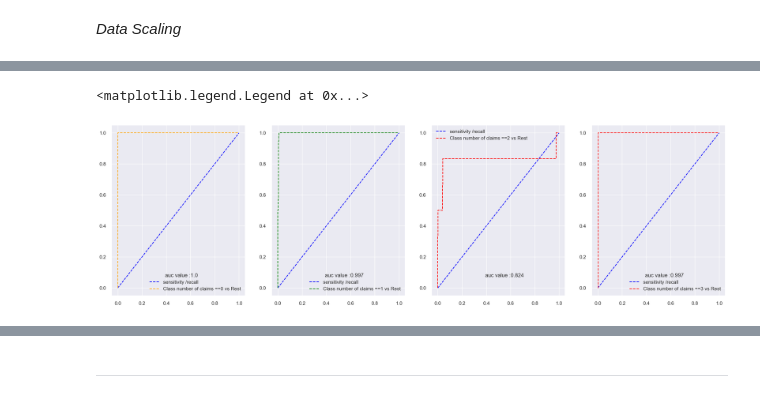
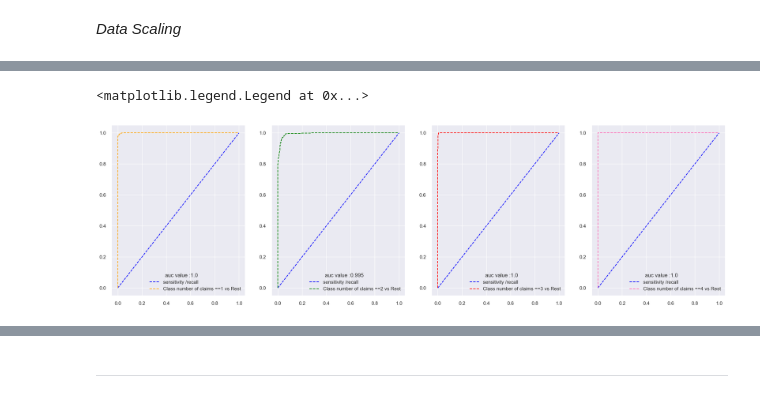
Before and after one commit to omars1234/Insurance_Analysis, a Jupyter notebook: Notebooks/Data_Classification/numberofclaims_classification.ipynb, the cells around one changed output, grey strips where cells are left out. Cells and saved outputs as stored; diff of their text form; code cells hidden in the pictures.

```diff
--- a/Notebooks/Data_Classification/numberofclaims_classification.ipynb
+++ b/Notebooks/Data_Classification/numberofclaims_classification.ipynb
@@ -53,8 +85,6 @@ from yellowbrick.classifier import ClassificationReport
 df["numclaims"]=df["numclaims"].astype("object")
 df["agecat"]=df["agecat"].astype("object")
 df["veh_age"]=df["veh_age"].astype("object")
-# %%
-df=df[df["numclaims"]!='4']
 # %% [markdown]
 *Date preprocessing*
 # %%
@@ -67,6 +97,10 @@ for col in df:
 # %%
 x=df.drop("numclaims",axis=1)
 y=df["numclaims"]
+# %%
+from imblearn.over_sampling import SMOTE
+smk=SMOTE(random_state=41,k_neighbors=1)
+x,y=smk.fit_resample(x,y)
 # %% [markdown]
 *Splitting data into training and testing subsets*
 # %%
@@ -316,29 +347,29 @@ plt.legend(loc='best')
 # %%
 matplotlib.rcParams["figure.figsize"]=(25,7)
 plt.subplot(141)
 plt.plot(p_fpr, p_tpr, linestyle='--', color='blue')
 plt.plot(fpr[0], tpr[0], linestyle='--',color='orange')
 plt.text(0.39,0.07, f'auc value :{round(auc(fpr[0], tpr[0]),3)}')
-plt.legend(['sensitivity /recall','Class number of claims ==0 vs Rest'])
+plt.legend(['sensitivity /recall','Class number of claims ==1 vs Rest'])
 
 plt.subplot(142)
 plt.plot(p_fpr, p_tpr, linestyle='--', color='blue')
 plt.plot(fpr[1], tpr[1], linestyle='--',color='green')
 plt.text(0.39,0.07, f'auc value :{round(auc(fpr[1], tpr[1]),3)}')
-plt.legend(['sensitivity /recall','Class number of claims ==1 vs Rest'])
+plt.legend(['sensitivity /recall','Class number of claims ==2 vs Rest'])
 
 plt.subplot(143)
 plt.plot(p_fpr, p_tpr, linestyle='--', color='blue')
 plt.plot(fpr[2], tpr[2], linestyle='--',color='red')
 plt.text(0.39,0.07, f'auc value :{round(auc(fpr[2], tpr[2]),3)}')
-plt.legend(['sensitivity /recall','Class number of claims ==2 vs Rest'])
+plt.legend(['sensitivity /recall','Class number of claims ==3 vs Rest'])
 
 plt.subplot(144)
 plt.plot(p_fpr, p_tpr, linestyle='--', color='blue')
-plt.plot(fpr[3], tpr[3], linestyle='--',color='red')
-plt.text(0.39,0.07, f'auc value :{round(auc(fpr[3], tpr[3]),3)}')
-plt.legend(['sensitivity /recall','Class number of claims ==3 vs Rest'])
+plt.plot(fpr[3], tpr[3], linestyle='--',color='HotPink')
+plt.text(0.39,0.07, f'auc value :{round(auc(fpr[2], tpr[2]),3)}')
+plt.legend(['sensitivity /recall','Class number of claims ==4 vs Rest'])
 # %% [output]
 <matplotlib.legend.Legend at 0x...>
-[figure, old version]
+[figure, new version]
 # %%
```
Also changed, not shown: parts of 18 cells of this notebook.
